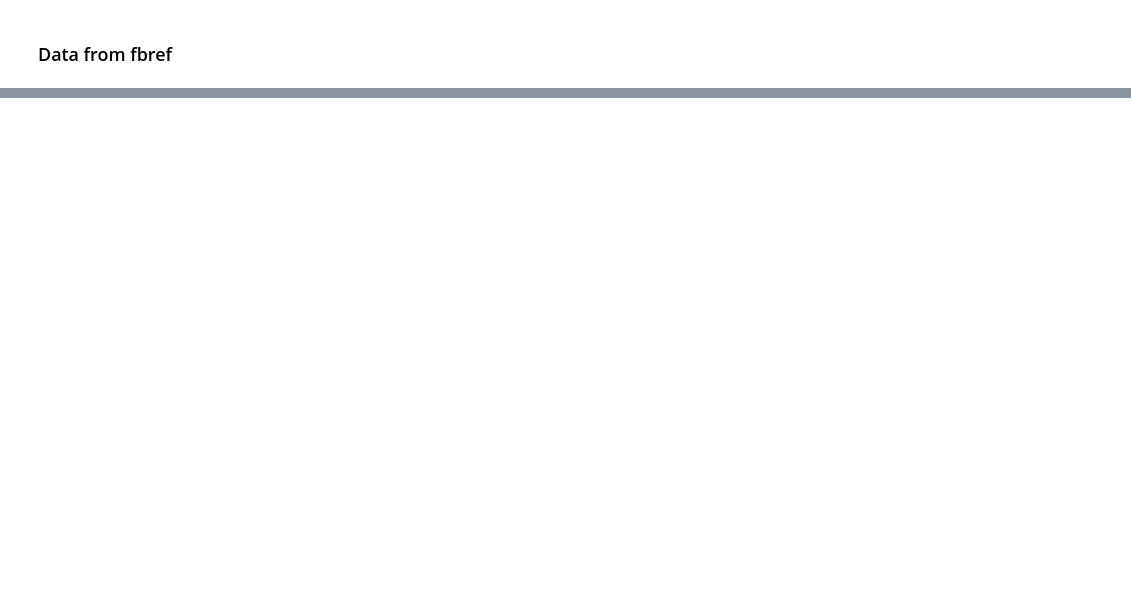
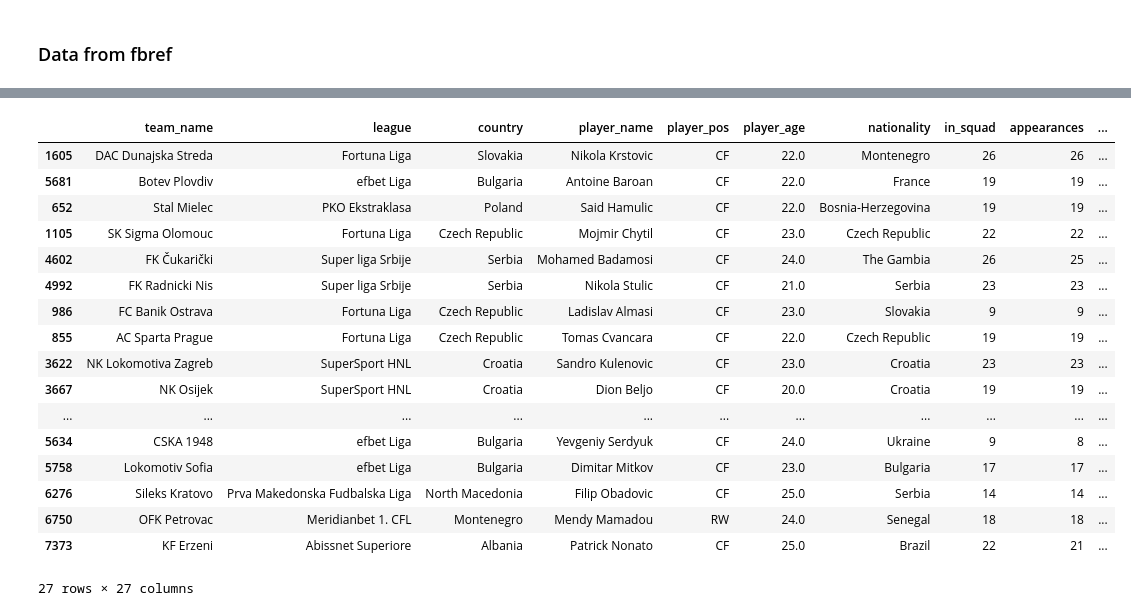
Before and after one commit to The-MCHN/MET, a Jupyter notebook: reading_data.ipynb, the cells around one changed output, grey strips where cells are left out. Cells and saved outputs as stored; diff of their text form; code cells hidden in the pictures; blank space fills up the shorter version.

```diff
--- a/reading_data.ipynb
+++ b/reading_data.ipynb
@@ -310 +311,7 @@ HTTPError: HTTP Error 429: Too Many Requests
+# %%
+fbref_data = pd.read_csv("./data/fbref_data.csv")
+# %%
+from unidecode import unidecode
+
+fbref_data["Player"] = fbref_data["Player"].apply(lambda x: unidecode(x))
 # %%
@@ -311,0 +325,26 @@ fbref_data.head()
+# %%
+merged_data = pd.merge(df, fbref_data[["Player", "Ast"]], how="left", left_on="player_name", right_on="Player")
+# %%
+# merged_data.drop(columns=["Player", "Nation", "Pos", "Age", "Matches", "MP.1", "Min", "90s", 'outfitter'], inplace=True)
+merged_data.drop(columns=["Player"], inplace=True)
+# %%
+merged_data.query("player_age<27 and goals_per_game>0.4 and appearances>5 and height>1.84").sort_values(by="player_valuation")
+# %% [output]
+|  | team_name | league | country | player_name | player_pos | player_age | nationality | in_squad | appearances | ... |
+| 1605 | DAC Dunajska Streda | Fortuna Liga | Slovakia | Nikola Krstovic | CF | 22.0 | Montenegro | 26 | 26 | ... |
+| 5681 | Botev Plovdiv | efbet Liga | Bulgaria | Antoine Baroan | CF | 22.0 | France | 19 | 19 | ... |
+| 652 | Stal Mielec | PKO Ekstraklasa | Poland | Said Hamulic | CF | 22.0 | Bosnia-Herzegovina | 19 | 19 | ... |
+| 1105 | SK Sigma Olomouc | Fortuna Liga | Czech Republic | Mojmir Chytil | CF | 23.0 | Czech Republic | 22 | 22 | ... |
+| 4602 | FK Čukarički | Super liga Srbije | Serbia | Mohamed Badamosi | CF | 24.0 | The Gambia | 26 | 25 | ... |
+| 4992 | FK Radnicki Nis | Super liga Srbije | Serbia | Nikola Stulic | CF | 21.0 | Serbia | 23 | 23 | ... |
+| 986 | FC Banik Ostrava | Fortuna Liga | Czech Republic | Ladislav Almasi | CF | 23.0 | Slovakia | 9 | 9 | ... |
+| 855 | AC Sparta Prague | Fortuna Liga | Czech Republic | Tomas Cvancara | CF | 22.0 | Czech Republic | 19 | 19 | ... |
+| 3622 | NK Lokomotiva Zagreb | SuperSport HNL | Croatia | Sandro Kulenovic | CF | 23.0 | Croatia | 23 | 23 | ... |
+| 3667 | NK Osijek | SuperSport HNL | Croatia | Dion Beljo | CF | 20.0 | Croatia | 19 | 19 | ... |
+| ... | ... | ... | ... | ... | ... | ... | ... | ... | ... | ... |
+| 5634 | CSKA 1948 | efbet Liga | Bulgaria | Yevgeniy Serdyuk | CF | 24.0 | Ukraine | 9 | 8 | ... |
+| 5758 | Lokomotiv Sofia | efbet Liga | Bulgaria | Dimitar Mitkov | CF | 23.0 | Bulgaria | 17 | 17 | ... |
+| 6276 | Sileks Kratovo | Prva Makedonska Fudbalska Liga | North Macedonia | Filip Obadovic | CF | 25.0 | Serbia | 14 | 14 | ... |
+| 6750 | OFK Petrovac | Meridianbet 1. CFL | Montenegro | Mendy Mamadou | RW | 24.0 | Senegal | 18 | 18 | ... |
+| 7373 | KF Erzeni | Abissnet Superiore | Albania | Patrick Nonato | CF | 25.0 | Brazil | 22 | 21 | ... |
+27 rows × 27 columns
```
Also changed, not shown: parts of 17 cells of this notebook, 1 other file.
